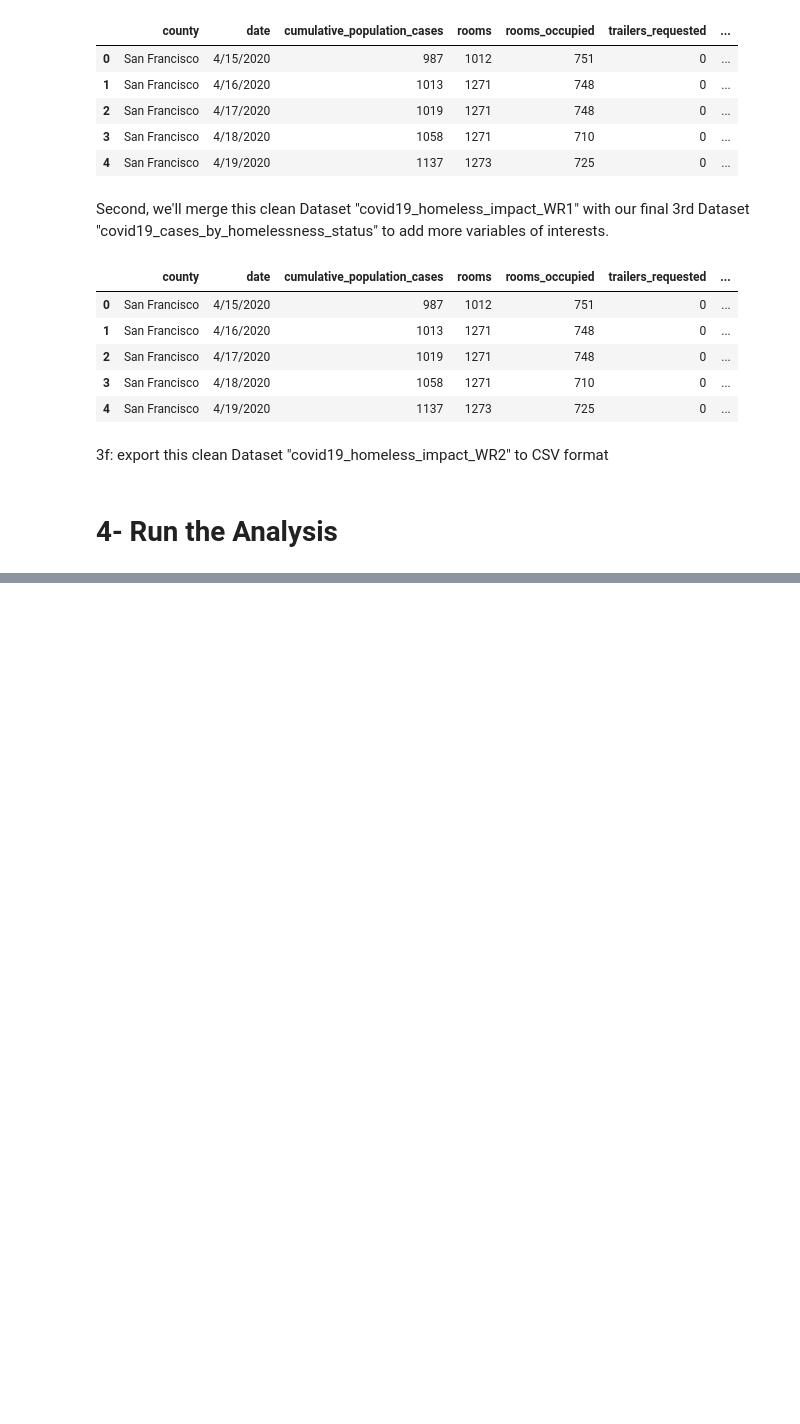
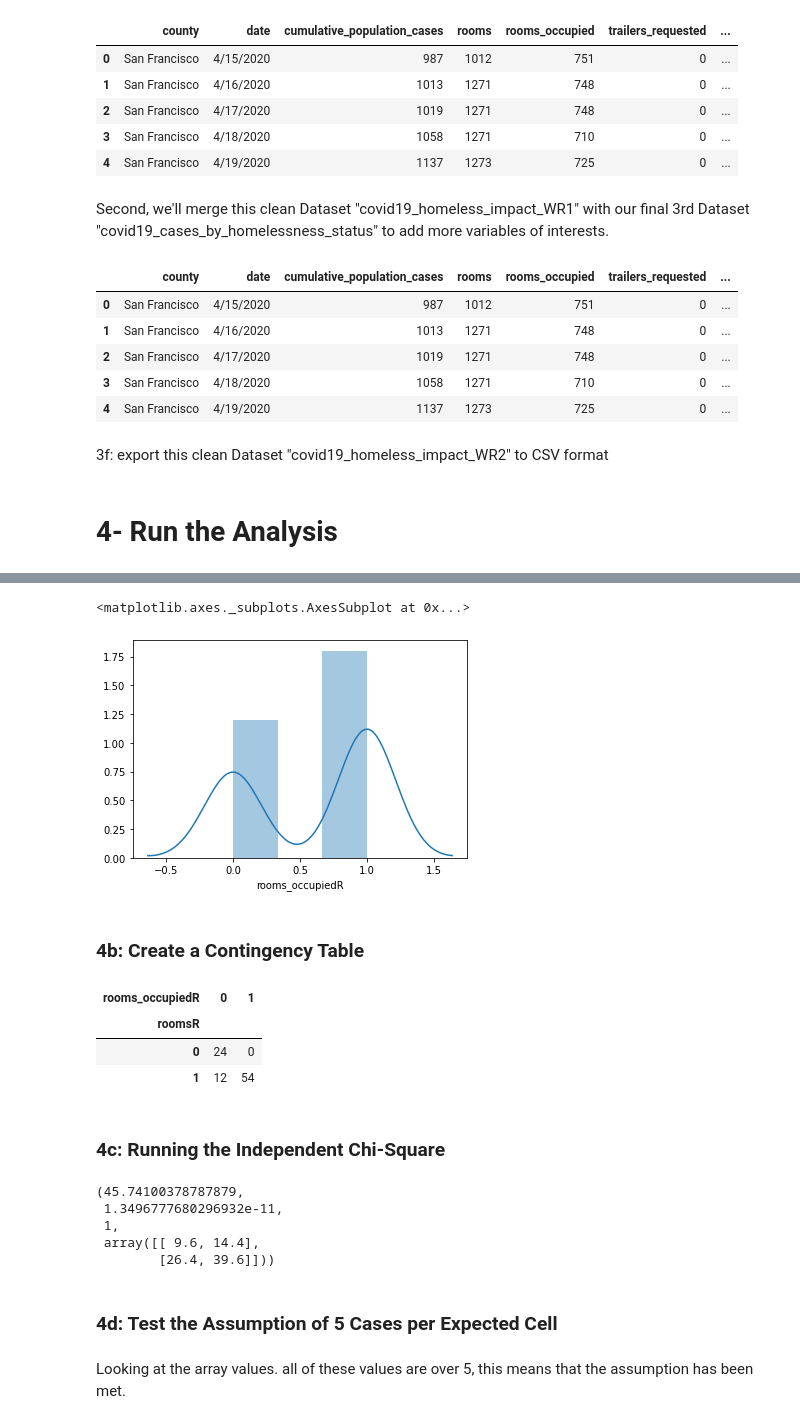
Before and after one commit to engmarkrezk/DFT_FinalProject, a Jupyter notebook: DFT_Final Project.ipynb, the cells around one changed output, grey strips where cells are left out. Saved outputs shown, nothing was run; the diff lists cells and outputs as text; code cells hidden in the pictures; blank space fills up the shorter version.

```diff
--- a/DFT_Final Project.ipynb
+++ b/DFT_Final Project.ipynb
@@ -123,0 +161,7 @@ covid19_homeless_impact_WR2.to_csv(r'C:\Users\engma\Desktop\BST\DSO110-Final Gro
+# %%
+sns.distplot(covid19_homeless_impact_WR2['rooms_occupiedR'])
+# %% [output]
+<matplotlib.axes._subplots.AxesSubplot at 0x...>
+[figure, added]
+# %% [markdown]
+### 4b: Create a Contingency Table
@@ -123,0 +170,21 @@ covid19_homeless_impact_WR2.to_csv(r'C:\Users\engma\Desktop\BST\DSO110-Final Gro
+# %%
+covid19_homeless_impact_WR2_CrossTab
+# %% [output]
+| rooms_occupiedR | 0 | 1 |
+| roomsR |  |  |
+| 0 | 24 | 0 |
+| 1 | 12 | 54 |
+# %% [markdown]
+### 4c: Running the Independent Chi-Square
+# %%
+scipy.stats.chi2_contingency(covid19_homeless_impact_WR2_CrossTab)
+# %% [output]
+(45.74100378787879,
+ 1.3496777680296932e-11,
+ 1,
+ array([[ 9.6, 14.4],
+        [26.4, 39.6]]))
+# %% [markdown]
+### 4d: Test the Assumption of 5 Cases per Expected Cell
+# %% [markdown]
+Looking at the array values. all of these values are over 5, this means that the assumption has been met.
```
Also changed, not shown: parts of 25 cells of this notebook.
